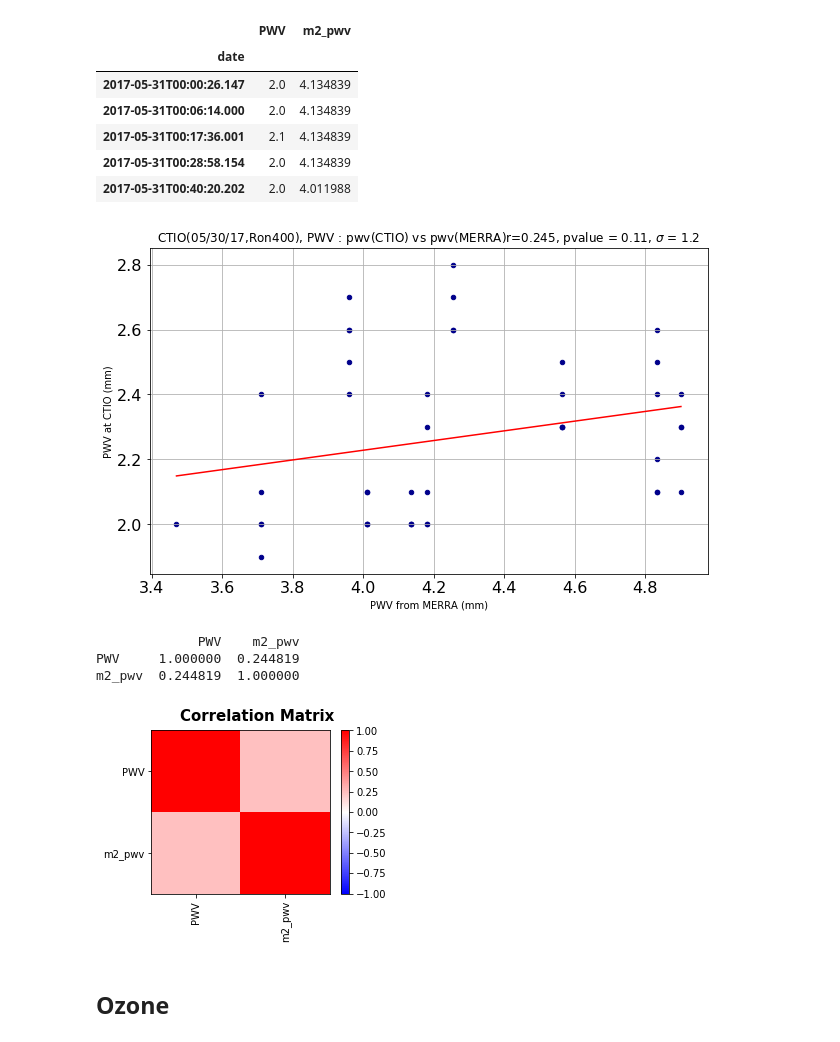
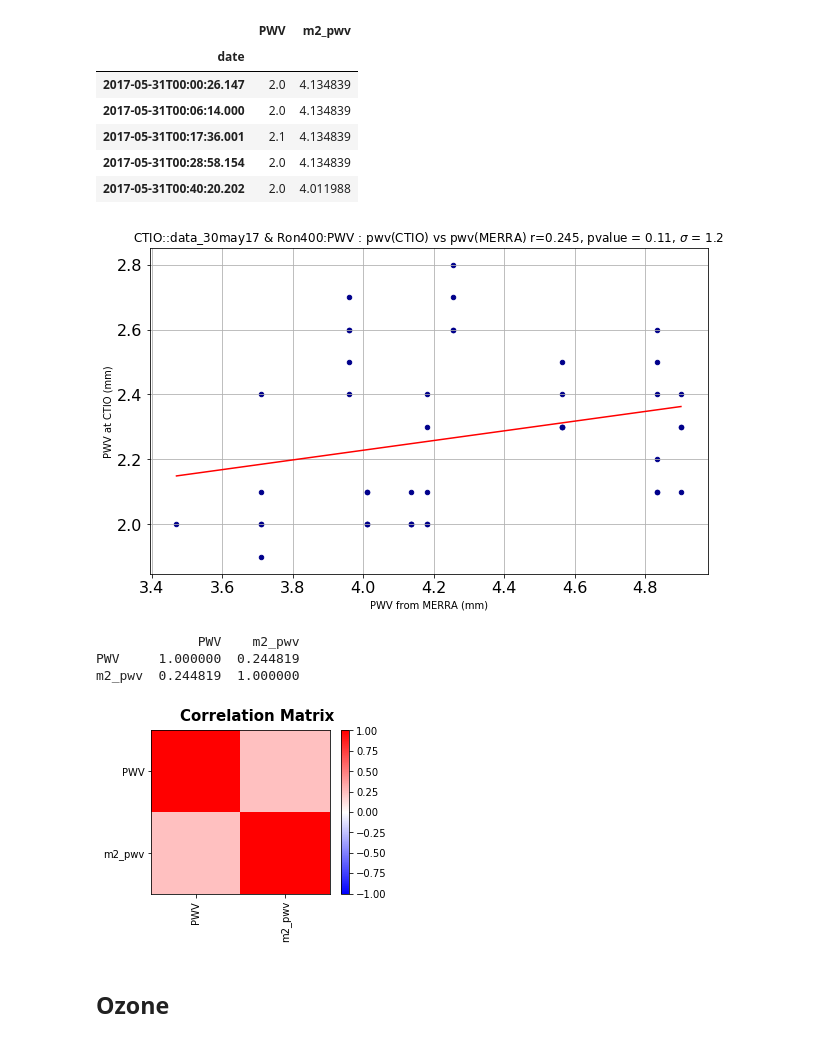
Before and after one commit to sylvielsstfr/GMAOMERRA2, a Jupyter notebook: atmparamcomp/CompareAtmParametersCTIO2017.ipynb, the cells around one changed output. Drawn from its saved outputs; the diff is of its cells as text; code cells hidden in the pictures.

```diff
--- a/atmparamcomp/CompareAtmParametersCTIO2017.ipynb
+++ b/atmparamcomp/CompareAtmParametersCTIO2017.ipynb
@@ -117,7 +142,9 @@ df_ctio.tail()
+# %%
+selection_tag=selected_night+' & '+selected_disperser+':'
 # %% [markdown]
 ## Select the night
 # %%
-df_ctio_select=df_ctio.loc[df_ctio["subdir"]=="data_30may17"]
+df_ctio_select=df_ctio.loc[df_ctio["subdir"]==selected_night]
 # %%
 df_ctio_select
 # %% [output]
@@ -147,7 +174,7 @@ len(df_ctio_select)
 # %% [markdown]
 ## Select the disperser
 # %%
-df_ctio_select_sel=df_ctio_select[df_ctio_select["disperser"]=="Ron400"]
+df_ctio_select_sel=df_ctio_select[df_ctio_select["disperser"]==selected_disperser]
 # %%
 len(df_ctio_select_sel)
 # %% [output]
@@ -434,6 +463,8 @@ m2_ps  0.681804  1.000000
 ## PWV
 # %%
 df_pwv=df_ctio_new[["PWV","m2_pwv"]]
+# %%
+title="CTIO::"+selection_tag+"PWV : pwv(CTIO) vs pwv(MERRA) "
 # %%
 df_pwv.head()
 # %% [output]
@@ -445,9 +476,9 @@ df_pwv.head()
 | 2017-05-31T00:28:58.154 | 2.0 | 4.134839 |
 | 2017-05-31T00:40:20.202 | 2.0 | 4.011988 |
 # %%
-StudyCorrelation(df_pwv,"m2_pwv","PWV","CTIO(05/30/17,Ron400), PWV : pwv(CTIO) vs pwv(MERRA)","PWV from MERRA (mm)","PWV at CTIO (mm)")
+StudyCorrelation(df_pwv,"m2_pwv","PWV",title,"PWV from MERRA (mm)","PWV at CTIO (mm)")
 # %% [output]
-[figure, old version]
+[figure, new version]
              PWV    m2_pwv
 PWV     1.000000  0.244819
 m2_pwv  0.244819  1.000000
```
Also changed, not shown: parts of 13 cells of this notebook.
